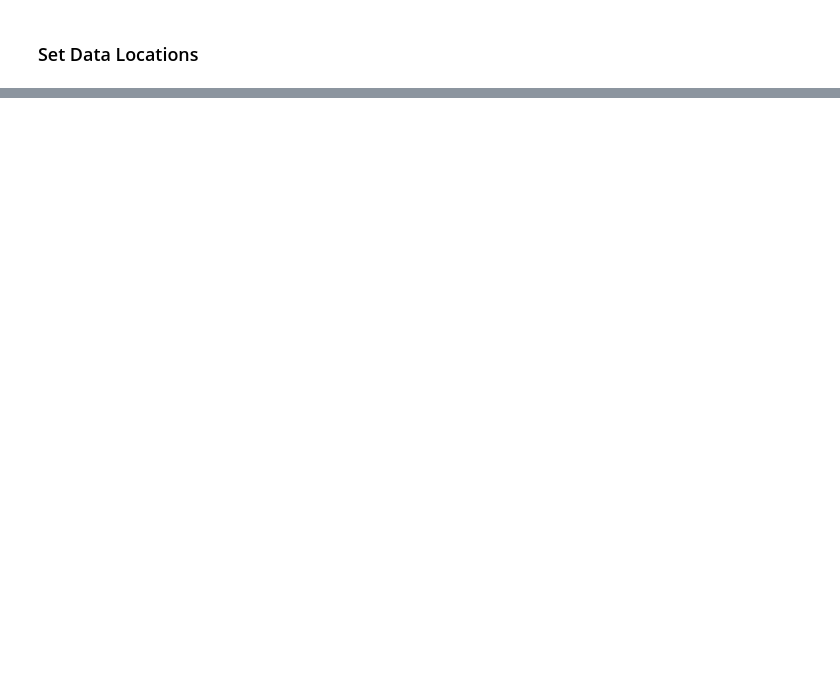
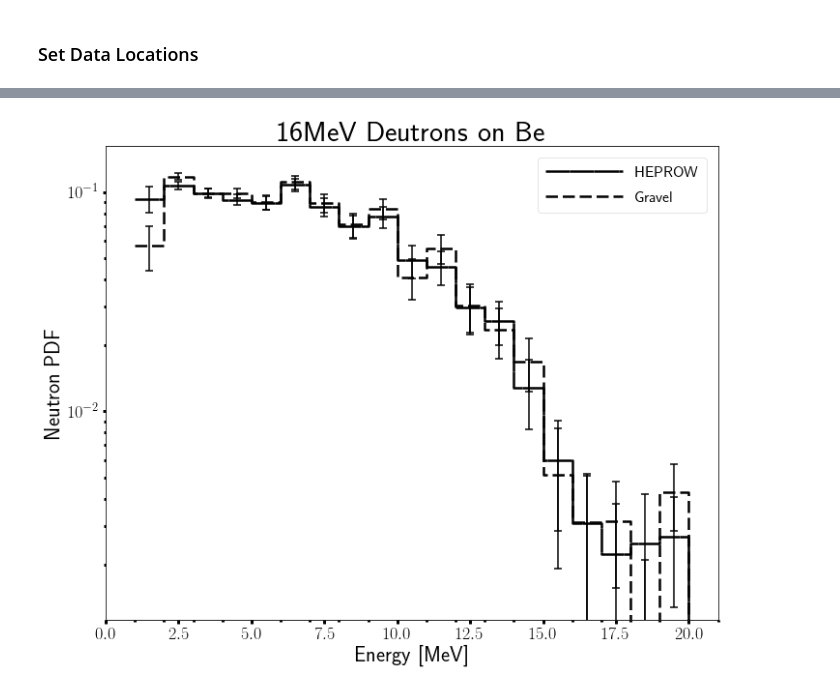
Before and after one commit to 2lambda123/88_Data, a Jupyter notebook: Experiments/PHS/16MeVBe/16MeVBeUnfoldLog_1MeV.ipynb, the cells around one changed output, grey strips where cells are left out. Saved outputs shown, nothing was run; the diff lists cells and outputs as text; code cells hidden in the pictures; blank space fills up the shorter version.

Commit message:
Updated 1 MeV 16 MeV D on Be unfold. Still missing attenuation correction and NSD unfold.

```diff
--- a/Experiments/PHS/16MeVBe/16MeVBeUnfoldLog_1MeV.ipynb
+++ b/Experiments/PHS/16MeVBe/16MeVBeUnfoldLog_1MeV.ipynb
@@ -268,7 +286,7 @@ norm.runTime=48*60.+48
 norm.currentMonitor = 0.99E-3*norm.runTime
 norm.currentIntegrator = 0.66E-3*norm.runTime
 norm.set_solid_angle(640+36.3, 25)
-norm.set_dead_time(nonparalyzable_beam_dead_time, obsCountRate=(8576894)/norm.runTime,
+norm.set_dead_time(nonparalyzable_beam_dead_time, obsCountRate=(1285960)/norm.runTime,
                    tauDetector=1.25E-6, tauBeam=158E-9)
 print str(norm)
 # %% [output]
@@ -286,8 +304,9 @@ heprowPath = "/home/pyne-user/Dropbox/UCB/Research/ETAs/88Inch/Data/Experiments/
 
 heprowName = "mik_1.gru"
 unfanaName = "unf_1.gru"
+gravelName = "grv_out_1.flu"
 faltwPHSName = "faltw_1.phs"
-measPHSName = "Inputs/histo3_stat_100_phs_05.phs"
+measPHSName = "Inputs/histo3_stat_100_phs_01.phs"
 mtxName = "MIEKE_1.MTX"
 heprowBinBounds = "low"
 
@@ -298,7 +317,10 @@ meuldersName="Meulders_1.txt"
 meuldersBinBounds="mid"
 
 # Lone
-nsdPath="/home/pyne-user/Dropbox/UCB/Research/ETAs/88Inch/Data/Experiments/PHS/16MeVTa/Unfold/"
+lonePath="/home/pyne-user/Dropbox/UCB/Research/ETAs/88Inch/Data/Experiments/PHS/16MeVBe/Unfold/"
 
-nsdName="Lone_1.txt"
-nsdBinBounds="low"
+loneName="Lone_1.txt"
+loneBinBounds="low"
+
+# Lone
+outPath="/home/pyne-user/Dropbox/UCB/Research/ETAs/88Inch/Data/Experiments/PHS/16MeVBe/Unfold/"
@@ -304,0 +331,86 @@ nsdBinBounds="low"
+# %%
+# Import HEPROW, UNFANA, and Gravel data and normalize
+heprowData = readGru(heprowPath+heprowName, delim_whitespace=True, names=['lowE', 'absFlux', 'absSigma'],
+               skiprows=3)
+heprowData['normFlux'] = np.asarray(bin_differentiation(heprowData['lowE'].tolist(),
+                                            heprowData['absFlux'].tolist(), heprowBinBounds)) \
+                                            / norm.currentIntegrator / norm.solidAngle \
+                                            / (1-norm.deadTime)
+heprowData['normSigma'] = np.asarray(bin_differentiation(heprowData['lowE'].tolist(),
+                                            heprowData['absSigma'].tolist(), heprowBinBounds)) \
+                                            / norm.currentIntegrator / norm.solidAngle \
+                                            / (1-norm.deadTime)
+
+unfData = readGru(heprowPath+unfanaName, delim_whitespace=True, names=['lowE', 'absFlux', 'absSigma'],
+               skiprows=3)
+unfData['normFlux'] = np.asarray(bin_differentiation(unfData['lowE'].tolist(),
+                                            unfData['absFlux'].tolist(), heprowBinBounds)) \
+                                            / norm.currentIntegrator / norm.solidAngle \
+                                            / (1-norm.deadTime)
+unfData['normSigma'] = np.asarray(bin_differentiation(unfData['lowE'].tolist(),
+                                            unfData['absSigma'].tolist(), heprowBinBounds)) \
+                                            / norm.currentIntegrator / norm.solidAngle \
+                                            / (1-norm.deadTime)
+
+grvData = readFlu(heprowPath+gravelName, delim_whitespace=True, names=['lowE', 'absFlux', 'absSigma'],
+               skiprows=3)
+grvData['normFlux'] = np.asarray(bin_differentiation(grvData['lowE'].tolist(),
+                                            grvData['absFlux'].tolist(), heprowBinBounds)) \
+                                            / norm.currentIntegrator / norm.solidAngle \
+                                            / (1-norm.deadTime)
+grvData['normSigma'] = np.asarray(bin_differentiation(grvData['lowE'].tolist(),
+                                            grvData['absSigma'].tolist(), heprowBinBounds)) \
+                                            / norm.currentIntegrator / norm.solidAngle \
+                                            / (1-norm.deadTime)
+
+# Calculate covariance based uncertainty
+heprowData['absCovSigma'] = readMTX(heprowPath+mtxName).tolist()
+unfData['absCovSigma'] = readMTX(heprowPath+mtxName).tolist()
+grvData['absCovSigma'] = readMTX(heprowPath+mtxName).tolist()
+
+# Calculate the pdf and its uncertainty
+heprowData['pdfFlux'] = normAUBC(heprowData['absFlux'])
+heprowData['pdfSigma'] = heprowData['absSigma']/heprowData['absFlux']*heprowData['pdfFlux']
+heprowData['pdfCovSigma'] = heprowData['absCovSigma']/heprowData['absFlux']*heprowData['pdfFlux']
+
+unfData['pdfFlux'] = normAUBC(unfData['absFlux'])
+unfData['pdfSigma'] = unfData['absSigma']/unfData['absFlux']*unfData['pdfFlux']
+unfData['pdfCovSigma'] = unfData['absCovSigma']/unfData['absFlux']*unfData['pdfFlux']
+
+grvData['pdfFlux'] = normAUBC(grvData['absFlux'])
+grvData['pdfSigma'] = grvData['absSigma']/grvData['absFlux']*grvData['pdfFlux']
+grvData['pdfCovSigma'] = grvData['absCovSigma']/grvData['absFlux']*grvData['pdfFlux']
+
+# Build pdf histogram object
+heprowHisto = Histogram()
+heprowHisto.build_histo(heprowData['lowE'].tolist(), heprowData['pdfFlux'].tolist(),
+                       uncert=heprowData['pdfCovSigma'].tolist(), edgeLoc=heprowBinBounds,
+                       name='HEPROW')
+unfHisto = Histogram()
+unfHisto.build_histo(unfData['lowE'].tolist(), unfData['pdfFlux'].tolist(),
+                       uncert=unfData['pdfCovSigma'].tolist(), edgeLoc=heprowBinBounds,
+                       name='UNFANA')
+grvHisto = Histogram()
+grvHisto.build_histo(grvData['lowE'].tolist(), grvData['pdfFlux'].tolist(),
+                       uncert=grvData['pdfCovSigma'].tolist(), edgeLoc=heprowBinBounds,
+                       name='Gravel')
+heprowHisto.plot(grvHisto,logY=True, title='16MeV Deutrons on Be', xLabel='Energy [MeV]',
+                 yLabel='Neutron PDF')
+
+# Build norm histogram object
+heprowNormHisto = Histogram()
+heprowNormHisto.build_histo(heprowData['lowE'].tolist(), heprowData['normFlux'].tolist(),
+                       uncert=heprowData['normSigma'].tolist(), edgeLoc=heprowBinBounds,
+                       name='HEPROW')
+
+# Build error histogram objects
+heprowErrorHisto = Histogram()
+heprowErrorHisto.build_histo(heprowData['lowE'].tolist(),
+                               heprowData['pdfSigma']/heprowData['pdfFlux'].tolist(),
+                               edgeLoc=heprowBinBounds, name='HEPROW Errors')
+heprowCovErrorHisto = Histogram()
+heprowCovErrorHisto.build_histo(heprowData['lowE'].tolist(),
+                               heprowData['pdfCovSigma']/heprowData['pdfFlux'].tolist(),
+                               edgeLoc=heprowBinBounds, name='HEPROW Covariance Errors')
+# %% [output]
+[figure, added]
```
Also changed, not shown: parts of 26 cells of this notebook, 37 other files.
